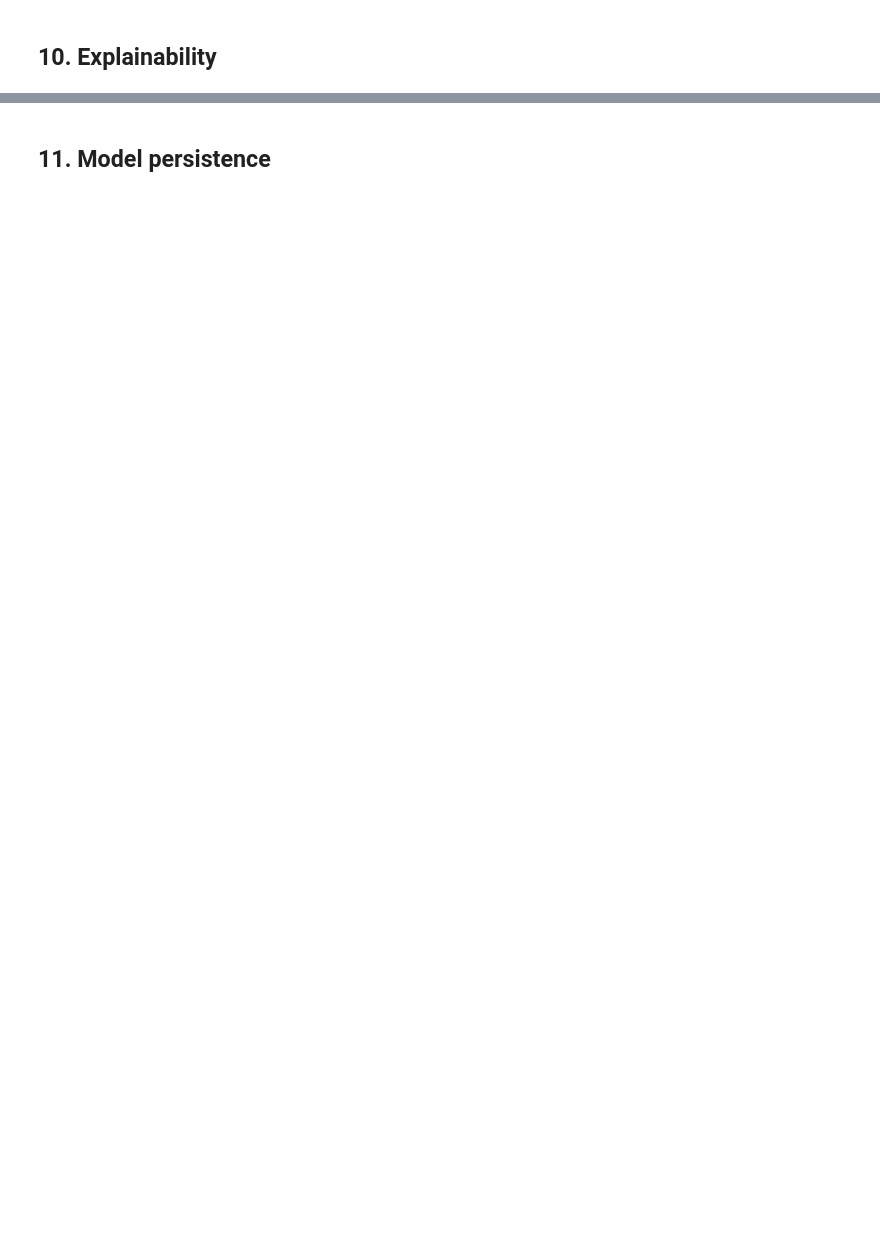
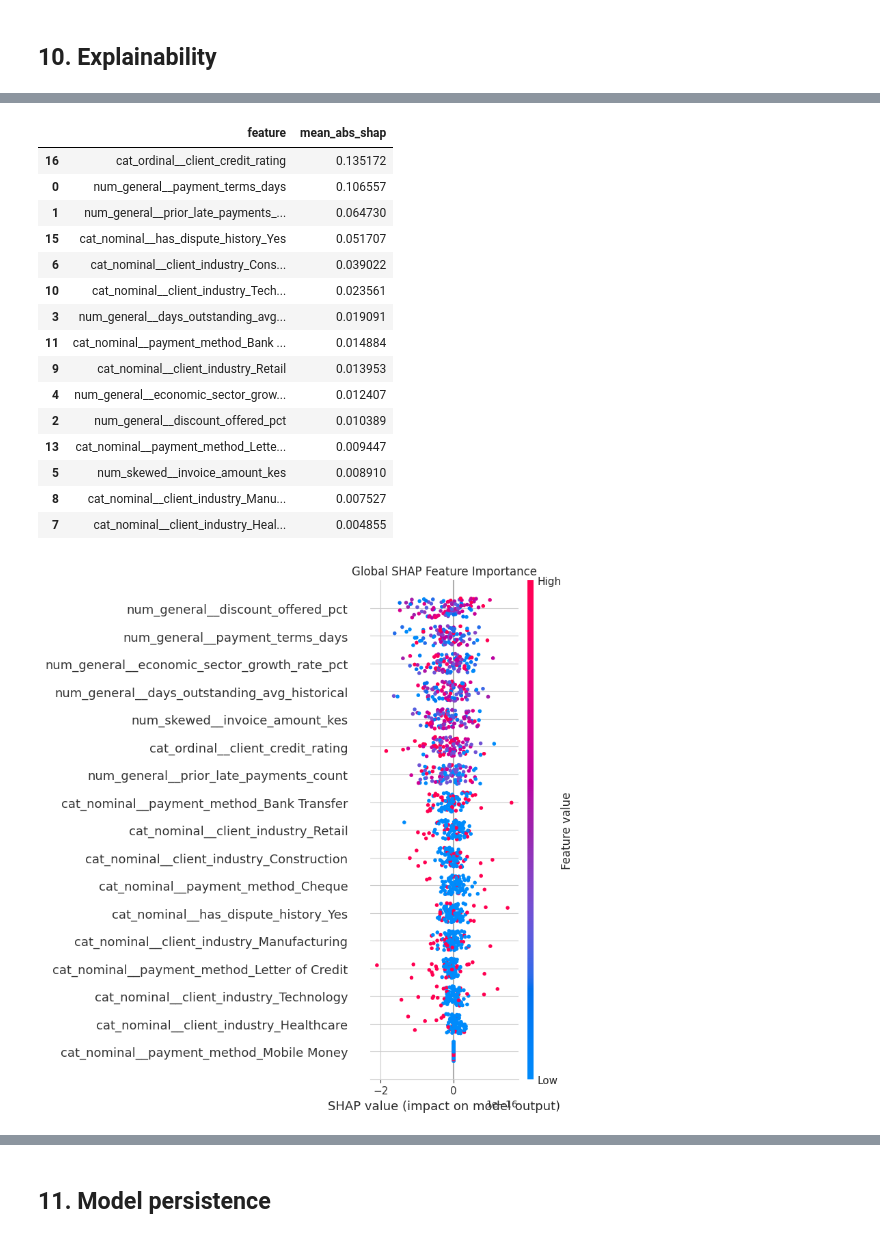
Before and after one commit to tanuiivy/bbt4106-202604-D4-classification, a Jupyter notebook: bbt4106_202604_D4_classification.ipynb, the cells around one changed output, grey strips where cells are left out. Cells and saved outputs as stored; diff of their text form; code cells hidden in the pictures; blank space fills up the shorter version.

```diff
--- a/bbt4106_202604_D4_classification.ipynb
+++ b/bbt4106_202604_D4_classification.ipynb
@@ -1937,0 +2111,45 @@ tuned model as it was for the untuned model.
+# %%
+# Global SHAP importance across all three payment-risk classes
+
+mean_abs_shap = np.abs(shap_explanation.values).mean(axis=(0, 2))
+
+shap_importance = (
+    pd.DataFrame({
+        "feature": feature_names,
+        "mean_abs_shap": mean_abs_shap
+    })
+    .sort_values("mean_abs_shap", ascending=False)
+)
+
+display(shap_importance.head(15))
+
+plt.figure(figsize=(9, 7))
+
+shap.summary_plot(
+    shap_explanation.values.mean(axis=2),
+    X_test_shap,
+    feature_names=feature_names,
+    show=False
+)
+
+plt.title("Global SHAP Feature Importance")
+plt.tight_layout()
+plt.show()
+# %% [output]
+|  | feature | mean_abs_shap |
+| 16 | cat_ordinal__client_credit_rating | 0.135172 |
+| 0 | num_general__payment_terms_days | 0.106557 |
+| 1 | num_general__prior_late_payments_... | 0.064730 |
+| 15 | cat_nominal__has_dispute_history_Yes | 0.051707 |
+| 6 | cat_nominal__client_industry_Cons... | 0.039022 |
+| 10 | cat_nominal__client_industry_Tech... | 0.023561 |
+| 3 | num_general__days_outstanding_avg... | 0.019091 |
+| 11 | cat_nominal__payment_method_Bank ... | 0.014884 |
+| 9 | cat_nominal__client_industry_Retail | 0.013953 |
+| 4 | num_general__economic_sector_grow... | 0.012407 |
+| 2 | num_general__discount_offered_pct | 0.010389 |
+| 13 | cat_nominal__payment_method_Lette... | 0.009447 |
+| 5 | num_skewed__invoice_amount_kes | 0.008910 |
+| 8 | cat_nominal__client_industry_Manu... | 0.007527 |
+| 7 | cat_nominal__client_industry_Heal... | 0.004855 |
+[figure, added]
```
Also changed, not shown: parts of 24 cells of this notebook.
